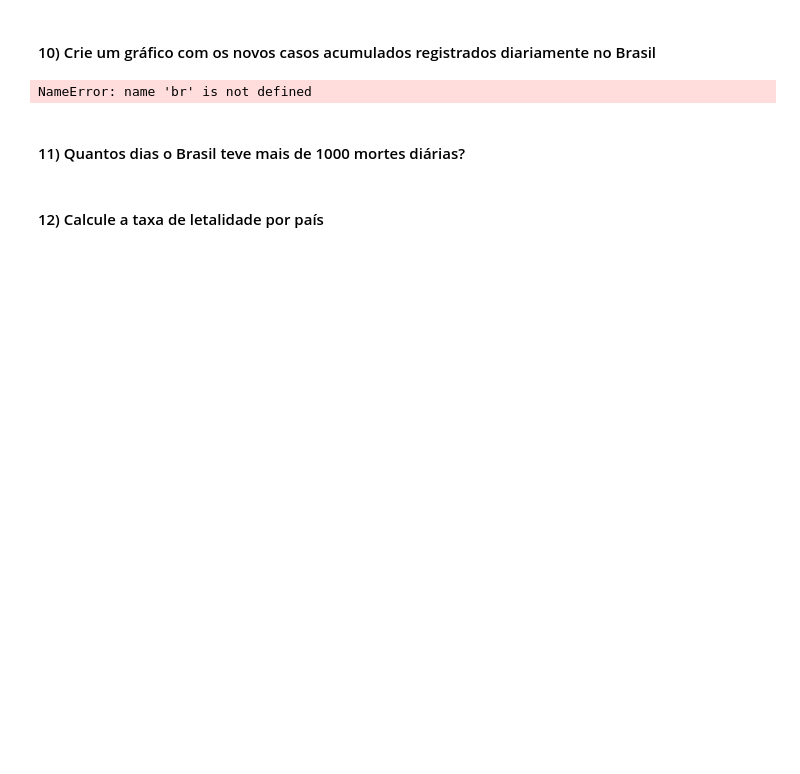
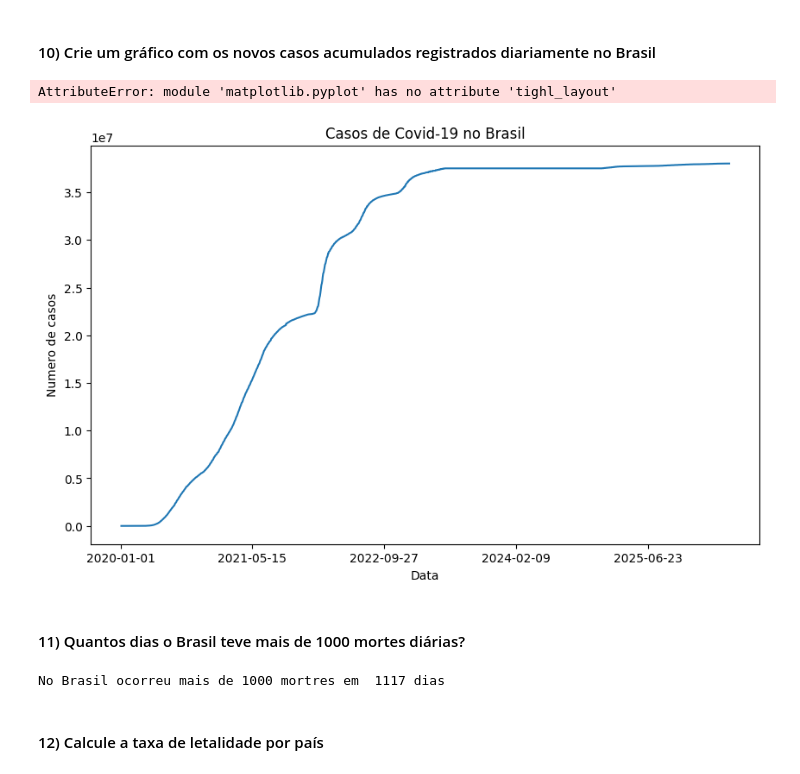
Before and after one commit to Duduur/Conceitos---python_bibliotecas, a Jupyter notebook: Aula_13_Exercicio_Analise_Exploratoria_de_Dados.ipynb, the cells around one changed output. Cells and saved outputs as stored; diff of their text form; code cells hidden in the pictures; blank space fills up the shorter version.

```diff
--- a/Aula_13_Exercicio_Analise_Exploratoria_de_Dados.ipynb
+++ b/Aula_13_Exercicio_Analise_Exploratoria_de_Dados.ipynb
@@ -132,15 +133,21 @@ plt.show()
 # %% [markdown]
 #### 10) Crie um gráfico com os novos casos acumulados registrados diariamente no Brasil
 # %%
-br.set_index('date')['total_cases'].plot(figsize=(10,6), title='Casos de Covid-19 no Brasil')
+brasil.set_index('date')['total_cases'].plot(figsize=(10,6), title='Casos de Covid-19 no Brasil')
 plt.ylabel("Numero de casos")
 plt.xlabel("Data")
 plt.grid =True
 plt.tighl_layout() #Ajuda automaticamente o Layout para evitar sobreposição
 plt.show()
 # %% [output]
-NameError: name 'br' is not defined
+AttributeError: module 'matplotlib.pyplot' has no attribute 'tighl_layout'
+[figure, added]
 # %% [markdown]
 #### 11) Quantos dias o Brasil teve mais de 1000 mortes diárias?
+# %%
+print("No Brasil ocorreu mais de 1000 mortres em ",
+      len(brasil[brasil['new_cases']>1000]), "dias")
+# %% [output]
+No Brasil ocorreu mais de 1000 mortres em  1117 dias
 # %% [markdown]
 #### 12) Calcule a taxa de letalidade por país
```
Also changed, not shown: parts of 3 cells of this notebook, 1 other file.
